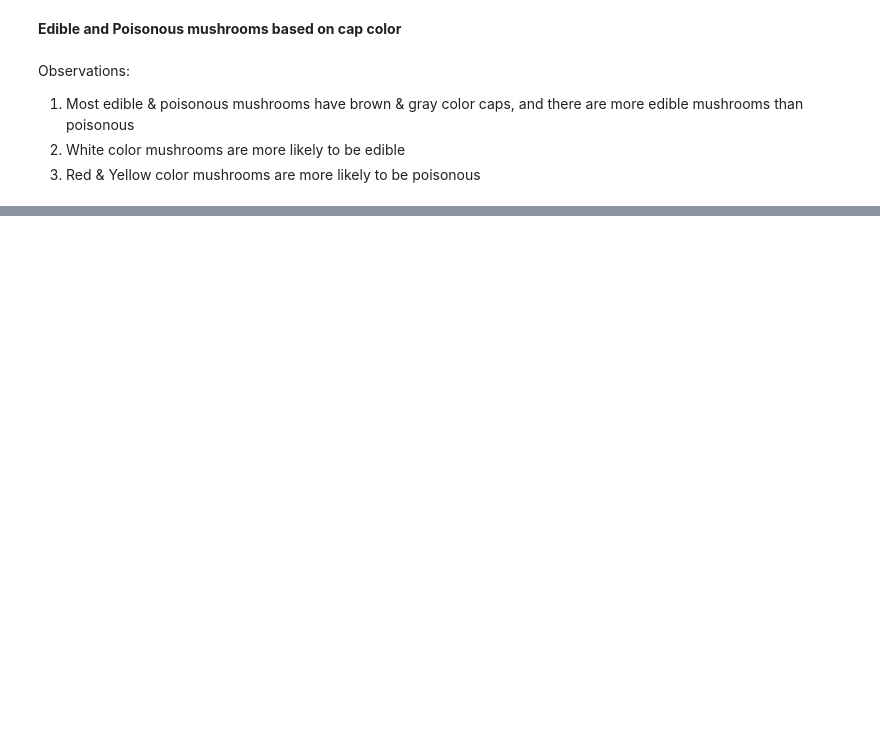
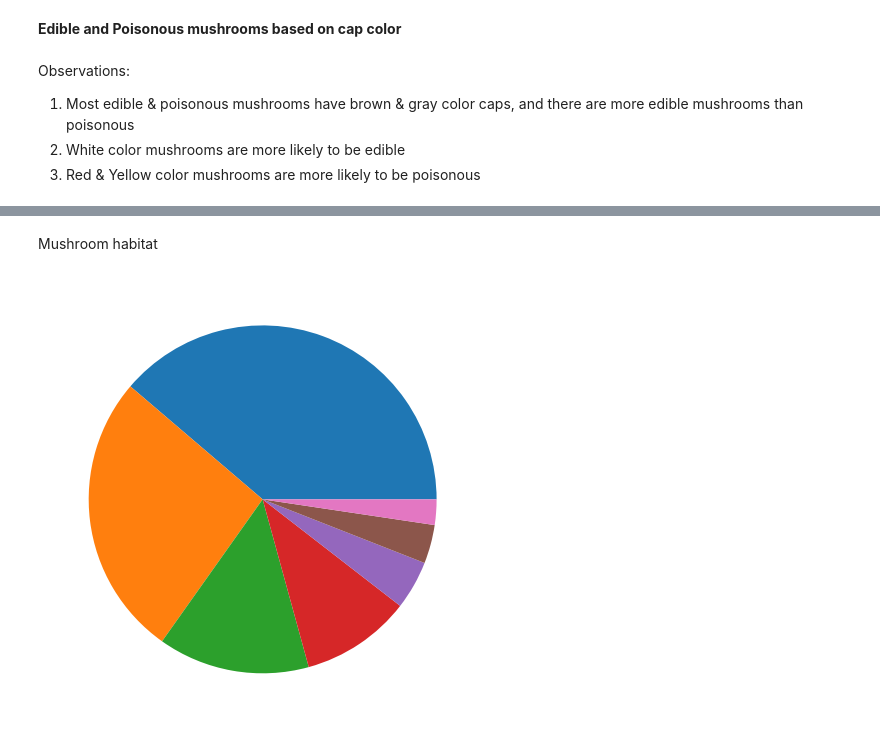
Before and after one commit to yuvrajpandya/ScikitLearn, a Jupyter notebook: KNN/Mushroom Prediction.ipynb, the cells around one changed output, grey strips where cells are left out. Saved outputs shown, nothing was run; the diff lists cells and outputs as text; code cells hidden in the pictures; blank space fills up the shorter version.

```diff
--- a/KNN/Mushroom Prediction.ipynb
+++ b/KNN/Mushroom Prediction.ipynb
@@ -304,0 +309,7 @@ autolabel(poisonous_bars, ax);
+# %% [markdown]
+Mushroom habitat
+# %%
+fig = plt.subplots(figsize=(10,8))
+plt.pie(df['habitat'].value_counts());
+# %% [output]
+[figure, added]
```
Also changed, not shown: parts of 5 cells of this notebook.
